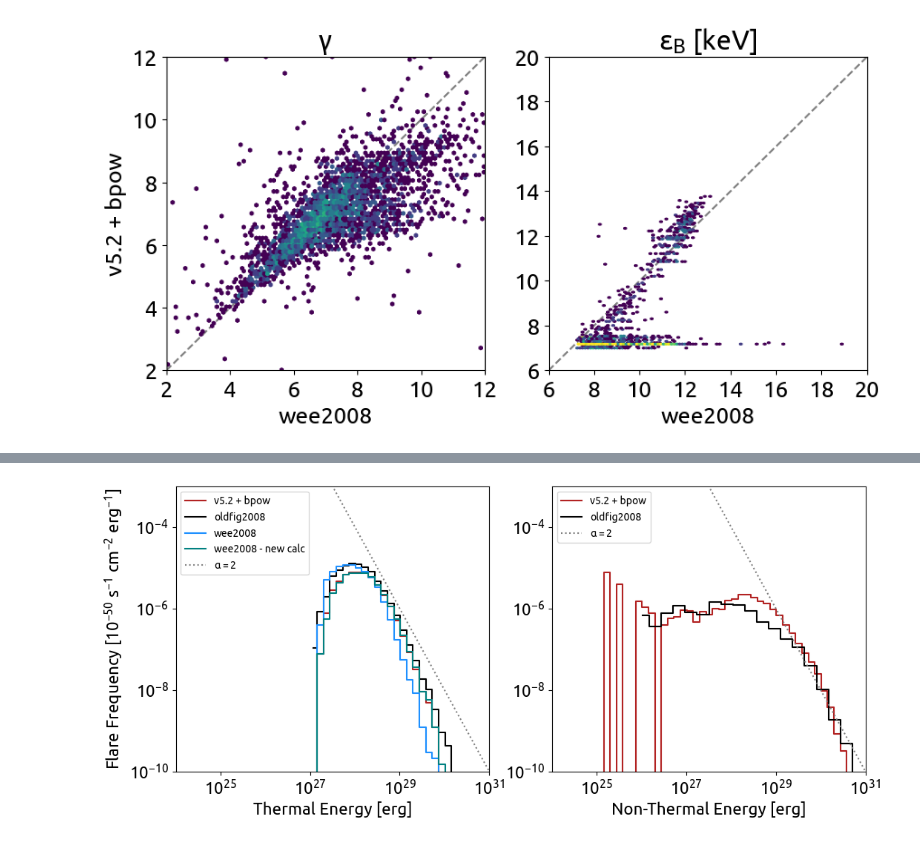
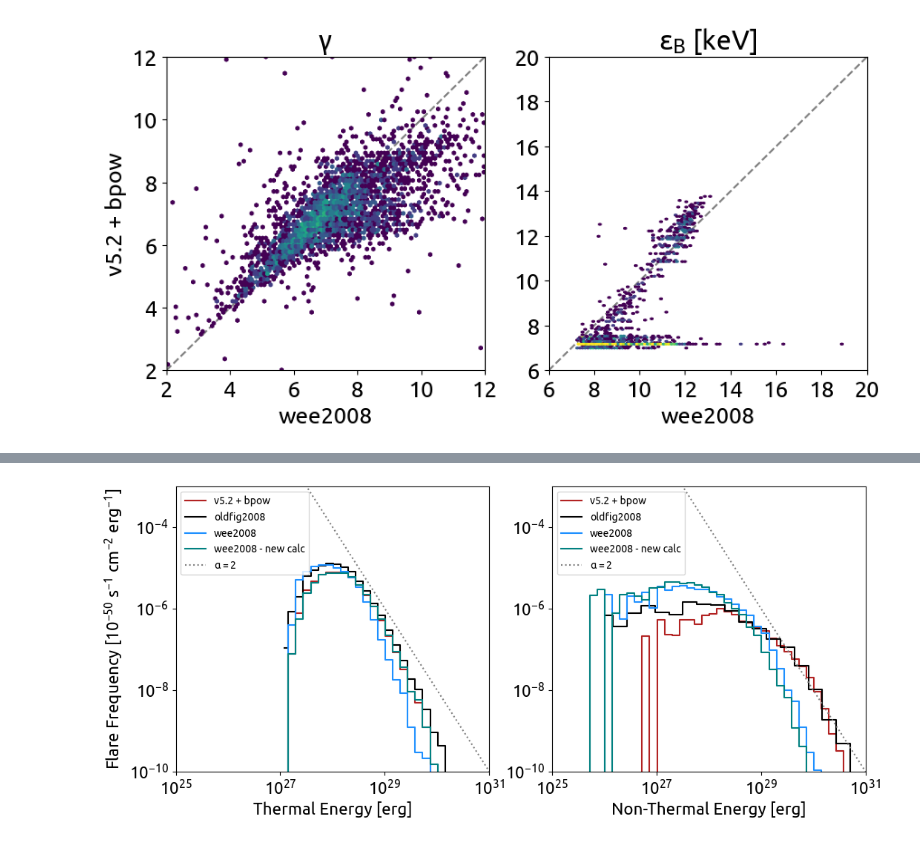
Before and after one commit to ianan/wee_2024, a Jupyter notebook: compare_freqdist.ipynb, the cells around one changed output, grey strips where cells are left out. Saved outputs shown, nothing was run; the diff lists cells and outputs as text; code cells hidden in the pictures.

```diff
--- a/compare_freqdist.ipynb
+++ b/compare_freqdist.ipynb
@@ -66,6 +68,13 @@ feb=ip_b05*(eb_b05/50.)**(-1.5)
 f1=feb*eb_b05**gam_b05
 betas=sc.beta(gam_b05-0.5,1.5)
 wn_b05=16*9.5e24*gam_b05**2*(gam_b05-1)*f1*ecg_b05**(1-gam_b05)*betas
+
+# Now calculate the non-thermal using the values in the old file to see if matches the non-thermal in file
+ec=ebtoec(eb,g2)
+feb=norm*(ec/50.)**(-1.5)
+f1=feb*eb**g2
+betas=sc.beta(g2-0.5,1.5)
+wnc=16*9.5e24*g2**2*(g2-1)*f1*ec**(1-g2)*betas
 # %%
 # Plot comparison of all the parameters
 gs=100
@@ -142,8 +209,14 @@ fhth_wt=hth_wt/(ewidt*factor)
 hth_wtv, xat=np.histogram(np.log10(wtv[idgsgdth]),bins=nbs,range=(mina,maxa))
 fhth_wtv=hth_wtv/(ewidt*factor)
 
-hnt_b05, xat=np.histogram(np.log10(wn_b05[idgsgdth]),bins=nbs,range=(mina,maxa))
+hnt_b05, xat=np.histogram(np.log10(wn_b05[idgsgdnn]),bins=nbs,range=(mina,maxa))
 fhnt_b05=hnt_b05/(ewidt*factor)
+
+hnt_wn, xat=np.histogram(np.log10(wn[idgsgdnn]),bins=nbs,range=(mina,maxa))
+fhnt_wn=hnt_wn/(ewidt*factor)
+
+hnt_wnc, xat=np.histogram(np.log10(wnc[idgsgdnn]),bins=nbs,range=(mina,maxa))
+fhnt_wnc=hnt_wnc/(ewidt*factor)
 # %%
 # Plot comparison of all the parameters
 gs=100
@@ -223,7 +289,7 @@ hec=np.array([6.6801869543376520e-07,3.6151134955511727e-07,7.8255567845927342e-
             1.8798581146839845e-09,4.8909706409594613e-10,5.2936883627174645e-11,5.7295654663903265e-12])
 
 
-xrl=[1e24,1e31]
+xrl=[1e25,1e31]
 yrl=[1e-10,1e-3]
 plt.rc('font', family='sans-serif', weight='normal', size=16)
 
@@ -235,31 +301,34 @@ axs[0].step(midsat,fhth_wt,where='mid',color='dodgerblue',label='wee2008')
 axs[0].step(midsat,fhth_wtv,where='mid',color='teal',label='wee2008 - new calc')
 
 # Example -2 line for comparison
 xl=np.array([1e22,1e33])
 axs[0].plot(xl,10**(52-2*np.log10(xl)),color='grey',ls='dotted',label=r'$\alpha=2$')
 axs[0].set_yscale('log')
 axs[0].set_xscale('log')
 axs[0].set_xlabel('Thermal Energy [erg]')
 axs[0].set_ylabel('Flare Frequency [10$^{-50}$ s$^{-1}$ cm$^{-2}$ erg$^{-1}$]')
 axs[0].set_xlim(xrl)
 axs[0].set_ylim(yrl)
 axs[0].legend(loc=2,prop={'size': 10})
 
 # #############################################
 # Plot the non-thermal enegrgy frequency distribution
 axs[1].step(midsat,fhnt_b05,where='mid',color='firebrick',label='v5.2 + bpow')
 axs[1].step(hnmid,hec,where='mid',color='black',label='oldfig2008')
+axs[1].step(midsat,fhnt_wn,where='mid',color='dodgerblue',label='wee2008')
+axs[1].step(midsat,fhnt_wnc,where='mid',color='teal',label='wee2008 - new calc')
+
 # Example -2 line for comparison
 xl=np.array([1e22,1e33])
 axs[1].plot(xl,10**(52-2*np.log10(xl)),color='grey',ls='dotted',label=r'$\alpha=2$')
 axs[1].set_yscale('log')
 axs[1].set_xscale('log')
 axs[1].set_xlabel('Non-Thermal Energy [erg]')
 # axs[1].set_ylabel('Flare Frequency [10$^{-50}$ s$^{-1}$ cm$^{-2}$ erg$^{-1}$]')
 axs[1].set_xlim(xrl)
 axs[1].set_ylim(yrl)
 
 axs[1].legend(loc=2,prop={'size': 10})
 plt.show()
 # %% [output]
-[figure, old version]
+[figure, new version]
```
Also changed, not shown: parts of 8 cells of this notebook, 2 other files.
